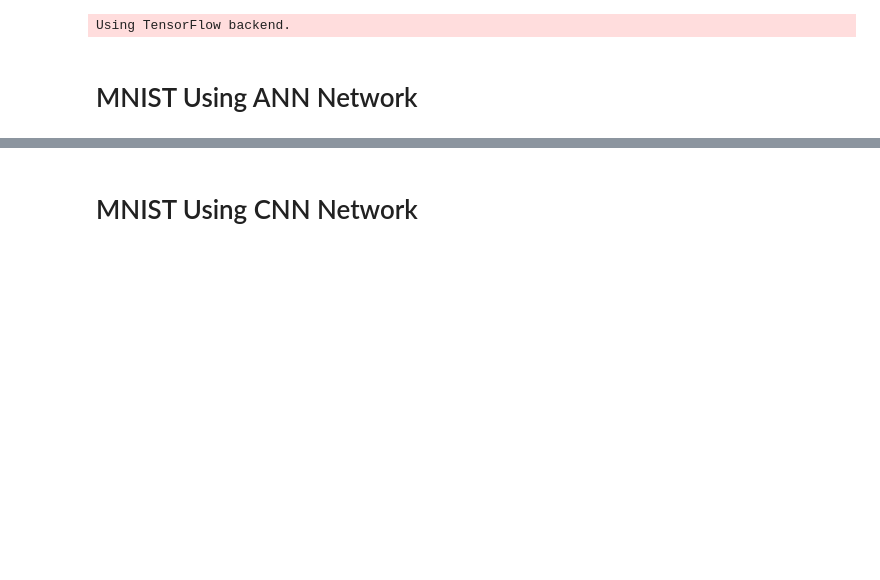
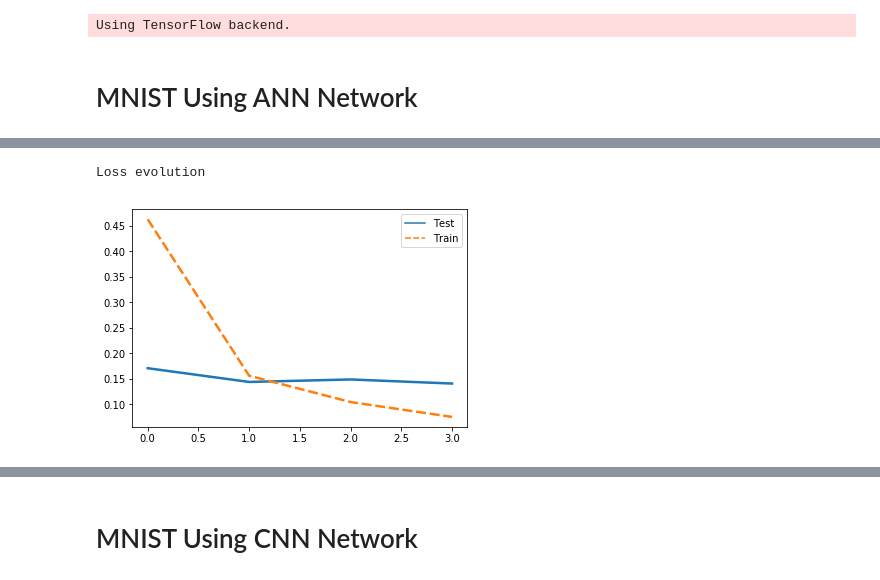
Before and after one commit to moesmatheus/Neural_network, a Jupyter notebook: notebook.ipynb, the cells around one changed output, grey strips where cells are left out. Saved outputs shown, nothing was run; the diff lists cells and outputs as text; code cells hidden in the pictures; blank space fills up the shorter version.

```diff
--- a/notebook.ipynb
+++ b/notebook.ipynb
@@ -36,8 +36,8 @@ y_train = keras.utils.to_categorical(y_train, num_classes)
 y_test = keras.utils.to_categorical(y_test, num_classes)
 
 #Create model
-a = main.ANN(
-        network_sizes = [150,50],
+model = main.ANN(
+        network_sizes = [100,50],
         loss = 'categorical_crossentropy',
         optimizer = 'adam',
         activation = 'relu',
@@ -46,7 +46,7 @@ a = main.ANN(
         )
 
 #Train model
-a.fit_model(
+model.fit_model(
         x_train.reshape(-1,(28*28)).astype('float32'),
         y_train,
         batch_size = 400,
@@ -55,7 +55,7 @@ a.fit_model(
         )
 
 #Evaluate model
-a.eval(
+model.eval(
         x_test.reshape(-1,(28*28)).astype('float32'),
         y_test
         )
@@ -74,0 +74,6 @@ Epoch 4/4
+# %%
+print('Loss evolution')
+model.plot_loss()
+# %% [output]
+Loss evolution
+[figure, added]
```
Also changed, not shown: parts of 36 cells of this notebook, 1 other file.
